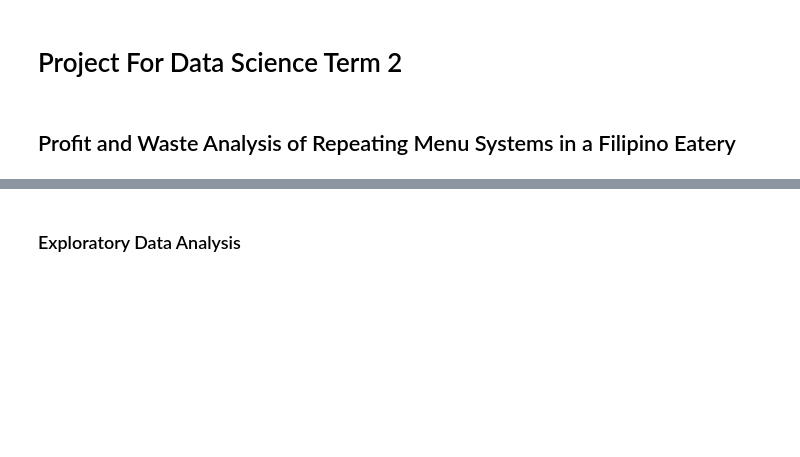
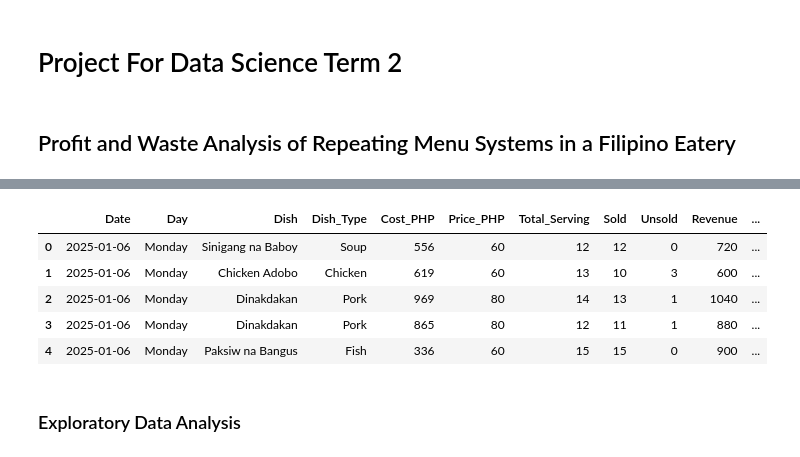
Before and after one commit to baldeoJV/CCDATS1L_PROJECT, a Jupyter notebook: datasci.ipynb, the cells around one changed output, grey strips where cells are left out. Drawn from its saved outputs; the diff is of its cells as text; code cells hidden in the pictures; blank space fills up the shorter version.

```diff
--- a/datasci.ipynb
+++ b/datasci.ipynb
@@ -29,3 +62,12 @@ data
+# %%
+data.head()
+# %% [output]
+|  | Date | Day | Dish | Dish_Type | Cost_PHP | Price_PHP | Total_Serving | Sold | Unsold | Revenue | ... |
+| 0 | 2025-01-06 | Monday | Sinigang na Baboy | Soup | 556 | 60 | 12 | 12 | 0 | 720 | ... |
+| 1 | 2025-01-06 | Monday | Chicken Adobo | Chicken | 619 | 60 | 13 | 10 | 3 | 600 | ... |
+| 2 | 2025-01-06 | Monday | Dinakdakan | Pork | 969 | 80 | 14 | 13 | 1 | 1040 | ... |
+| 3 | 2025-01-06 | Monday | Dinakdakan | Pork | 865 | 80 | 12 | 11 | 1 | 880 | ... |
+| 4 | 2025-01-06 | Monday | Paksiw na Bangus | Fish | 336 | 60 | 15 | 15 | 0 | 900 | ... |
 # %% [markdown]
 ### Exploratory Data Analysis
 # %%
```
Also changed, not shown: parts of 13 cells of this notebook, 3 other files.
